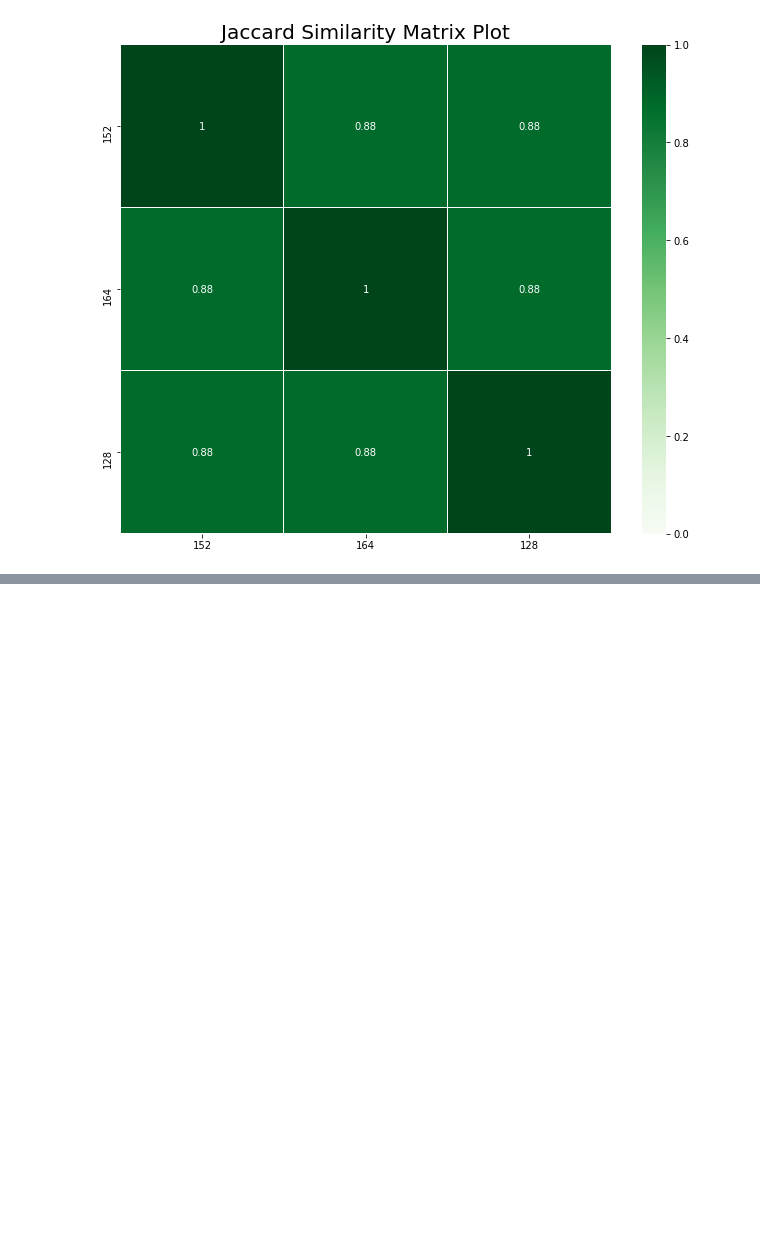
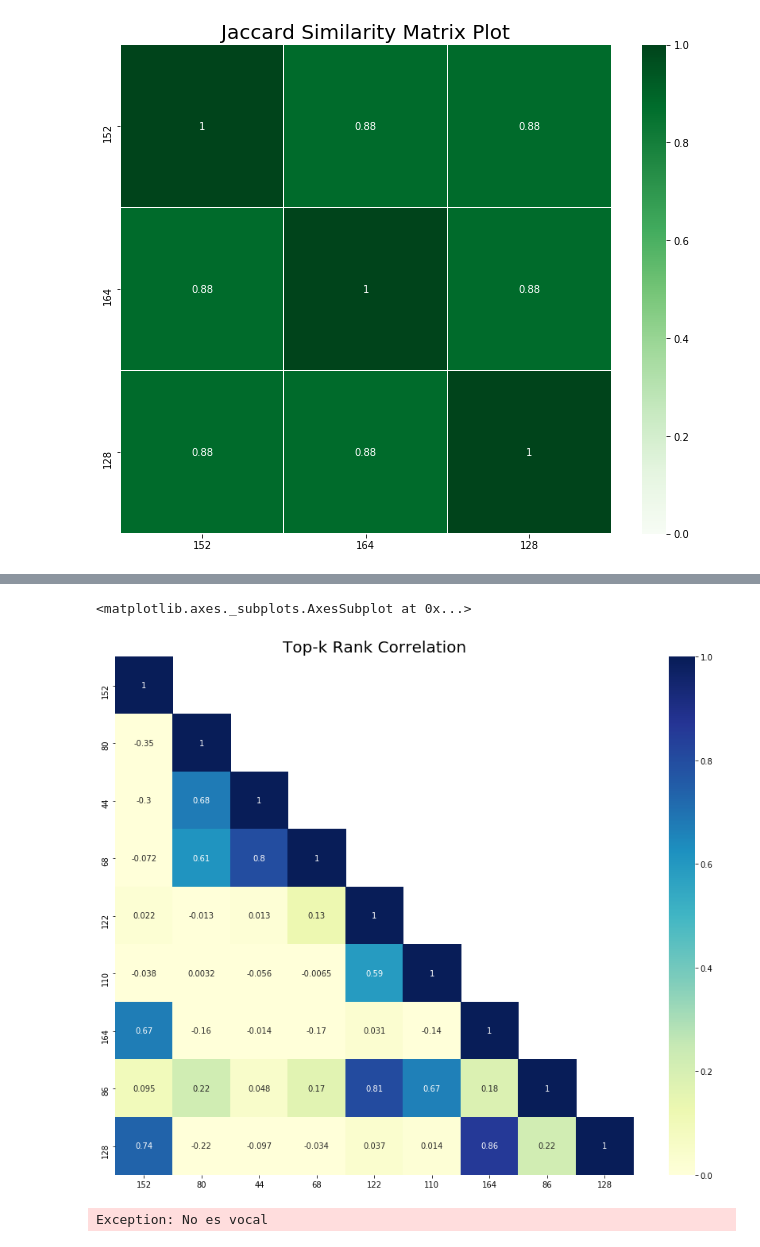
Before and after one commit to dssg/triage, a Jupyter notebook: src/triage/component/postmodeling/contrast/postmodeling_tutorial.ipynb, the cells around one changed output, grey strips where cells are left out. Drawn from its saved outputs; the diff is of its cells as text; code cells hidden in the pictures; blank space fills up the shorter version.

```diff
--- a/src/triage/component/postmodeling/contrast/postmodeling_tutorial.ipynb
+++ b/src/triage/component/postmodeling/contrast/postmodeling_tutorial.ipynb
@@ -175,0 +230,7 @@ audited_models_class.plot_jaccard(figsize=(11,9),
+# %%
+corr_matrix = pd.DataFrame(index=audited_models_class.model_id, columns=audited_models_class.model_id)
+
+corrs = [rank_corr_df(pair) for pair in itertools.combinations(audited_models_class.model_id, 2)]
+
+for pair,corr in zip(itertools.combinations(audited_models_class.model_id, 2), corrs):
+    corr_matrix.loc[pair] = corr
@@ -175,0 +250,22 @@ audited_models_class.plot_jaccard(figsize=(11,9),
+# %%
+figsize=(16,12)
+fontsize=20
+
+corr_matrix_plot = corr_matrix.T
+mask = np.zeros_like(corr_matrix_plot)
+mask[np.triu_indices_from(mask, k=1)] = True
+
+fig, ax = plt.subplots(figsize=figsize)
+ax.set_xlabel('Model Id', fontsize=fontsize)
+ax.set_ylabel('Model Id', fontsize=fontsize)
+plt.title('Top-k Rank Correlation', fontsize=fontsize)
+sns.heatmap(corr_matrix_plot.fillna(1),
+            mask=mask,
+            vmax=1,
+            vmin=0,
+            cmap='YlGnBu',
+            annot=True,
+            square=True)
+# %% [output]
+<matplotlib.axes._subplots.AxesSubplot at 0x...>
+[figure, added]
@@ -175,0 +278,4 @@ audited_models_class.plot_jaccard(figsize=(11,9),
+# %%
+new_func('b')
+# %% [output]
+Exception: No es vocal
```
Also changed, not shown: parts of 13 cells of this notebook, 2 other files.
